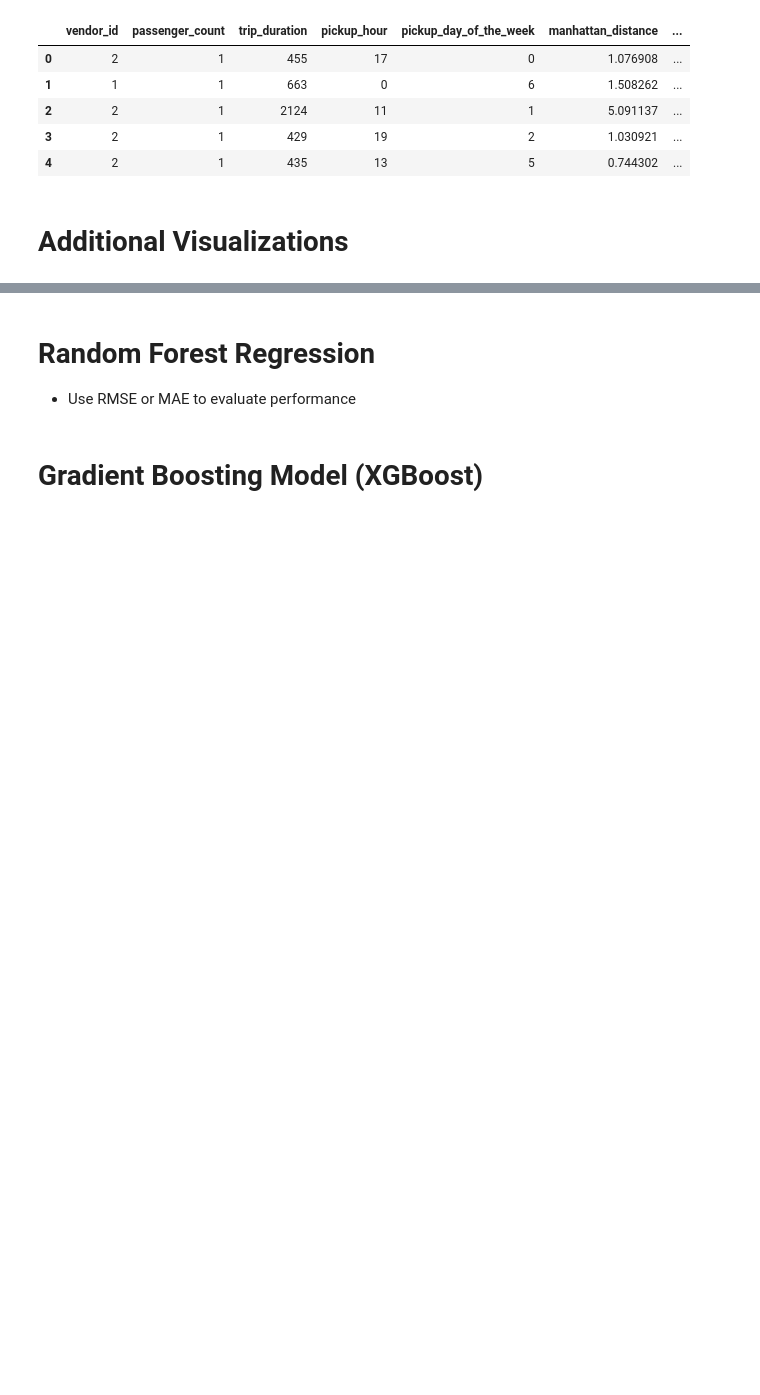
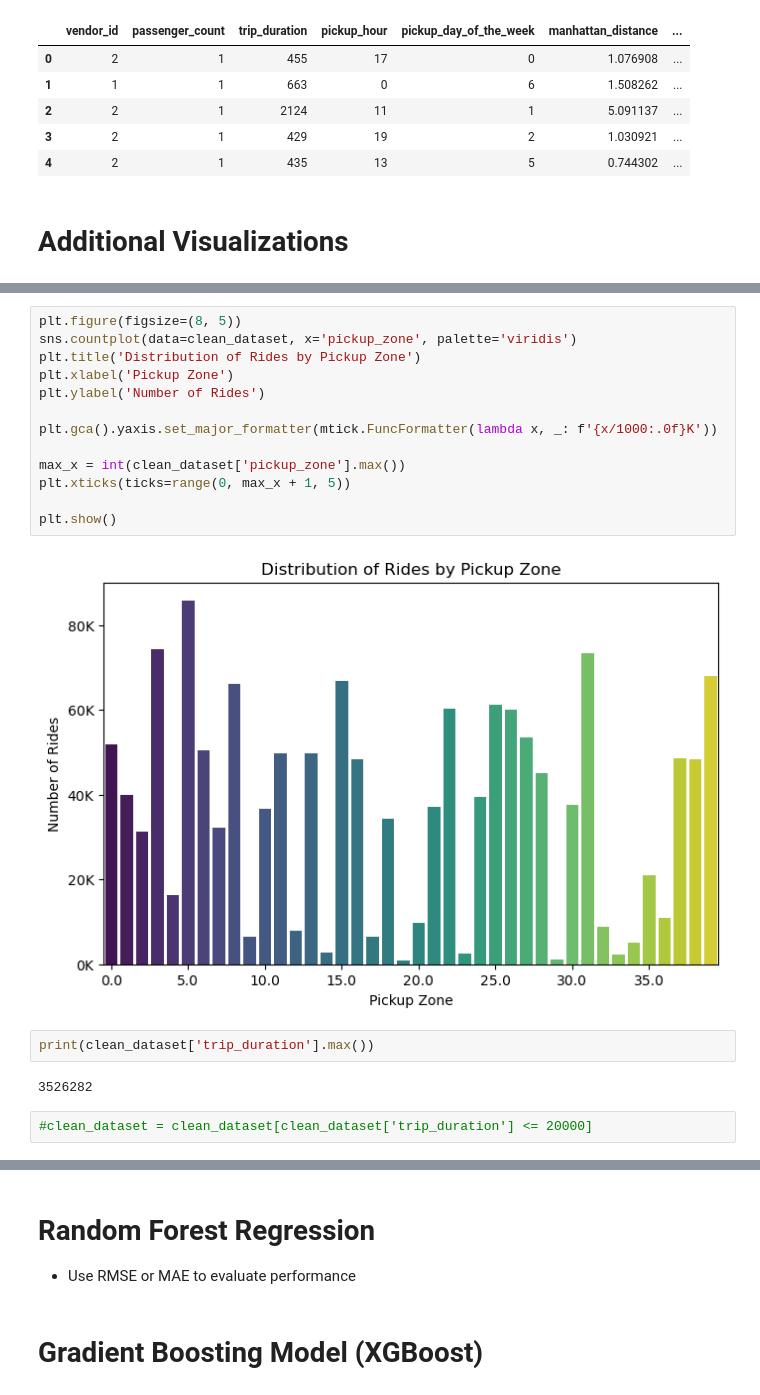
Before and after one commit to wriosmar/NYC-Taxi-Project, a Jupyter notebook: nyc_taxi_time_prediction.ipynb, the cells around one changed output, grey strips where cells are left out. Saved outputs shown, nothing was run; the diff lists cells and outputs as text; blank space fills up the shorter version.

```diff
--- a/nyc_taxi_time_prediction.ipynb
+++ b/nyc_taxi_time_prediction.ipynb
@@ -250,0 +290,21 @@ Name: count, dtype: int64
+# %%
+plt.figure(figsize=(8, 5))
+sns.countplot(data=clean_dataset, x='pickup_zone', palette='viridis')
+plt.title('Distribution of Rides by Pickup Zone')
+plt.xlabel('Pickup Zone')
+plt.ylabel('Number of Rides')
+
+plt.gca().yaxis.set_major_formatter(mtick.FuncFormatter(lambda x, _: f'{x/1000:.0f}K'))
+
+max_x = int(clean_dataset['pickup_zone'].max())
+plt.xticks(ticks=range(0, max_x + 1, 5))
+
+plt.show()
+# %% [output]
+[figure, added]
+# %%
+print(clean_dataset['trip_duration'].max())
+# %% [output]
+3526282
+# %%
+#clean_dataset = clean_dataset[clean_dataset['trip_duration'] <= 20000]
```
Also changed, not shown: parts of 6 cells of this notebook.
